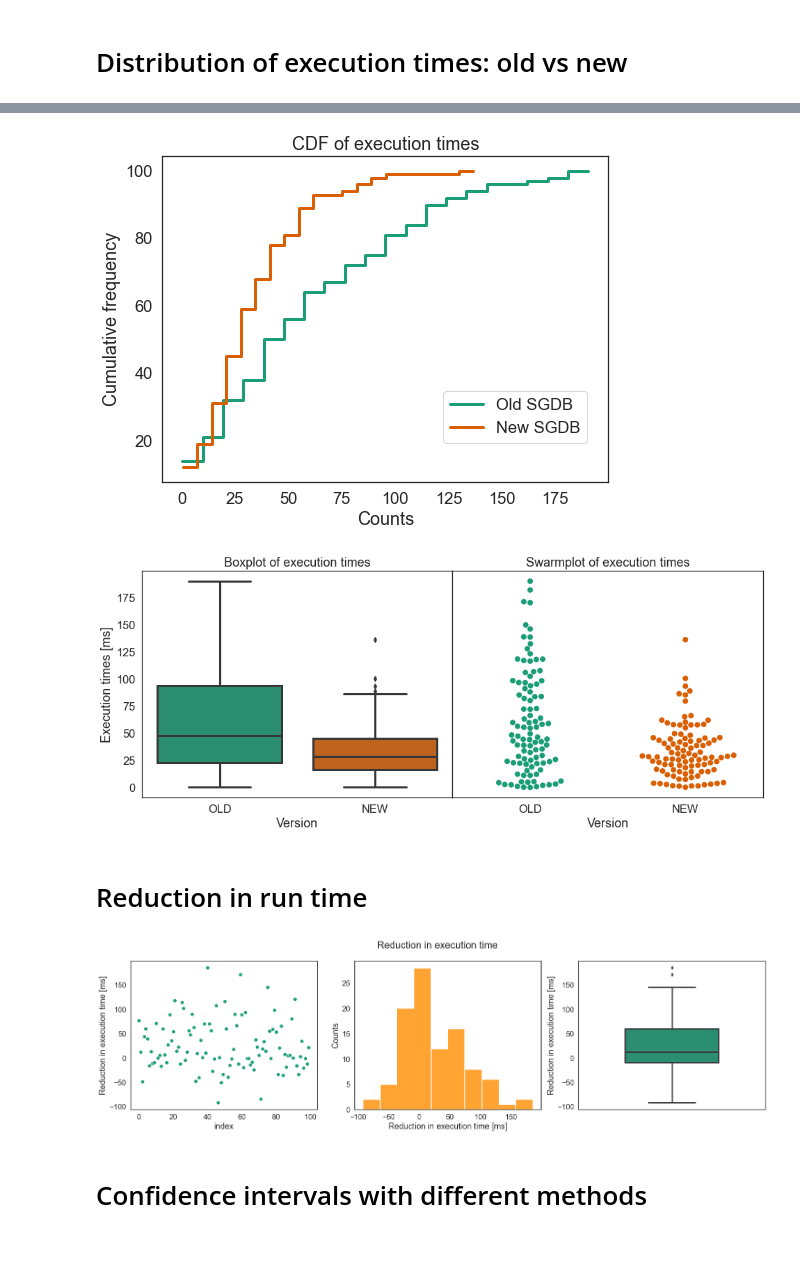
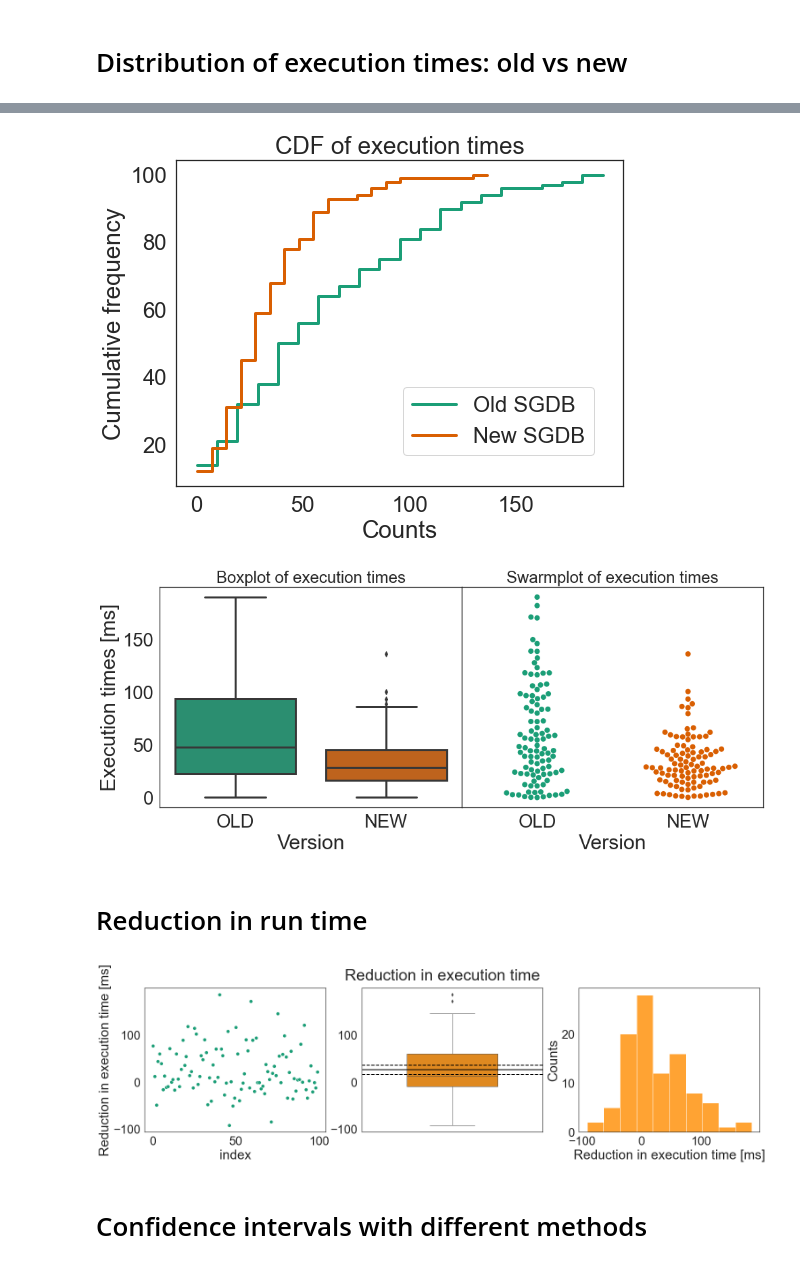
Before and after one commit to nicolezattarin/Network-Analysis-Simulation, a Jupyter notebook: homeworks/simulation_analysis/plots.ipynb, the cells around one changed output, grey strips where cells are left out. Saved outputs shown, nothing was run; the diff lists cells and outputs as text; code cells hidden in the pictures.

```diff
--- a/homeworks/simulation_analysis/plots.ipynb
+++ b/homeworks/simulation_analysis/plots.ipynb
@@ -9,7 +9,7 @@ extimes_old = np.loadtxt('data/figure 2.1/sgbdold.dat')
 extimes_new = np.loadtxt('data/figure 2.1/sgbdnew.dat')
 # %%
 fig,ax=plt.subplots(nrows=2, ncols=2, figsize=(13,12))
-sns.set_theme(style='white',palette='Dark2',font_scale=1.5)
+sns.set_theme(style='white',palette='Dark2',font_scale=2)
 ms=8
 ls=''
 g=sns.lineplot(x=np.arange(0,len(extimes_old)), y=extimes_old, marker='o',
@@ -21,6 +21,11 @@ sns.histplot(x=extimes_new, ax=ax[1,1], bins=10, color='darkorange', alpha=0.8)
 ax[0,0].set_title('Old SGDB')
 ax[0,1].set_title('New SGDB')
 ax[0,0].set_ylabel("execution times [ms]")
-ax[0,1].set_ylabel("execution times [ms]")
+ax[0,1].set_ylabel("")
+ax[0,0].set_xlabel("index")
+ax[0,1].set_xlabel("index")
+ax[1,0].set_xlabel("execution times [ms]")
+ax[1,1].set_xlabel("execution times [ms]")
+ax[1,1].set_ylabel("")
 fig.savefig('figs/extimes_distributions_vs_scatter.pdf', bbox_inches='tight')
 # %% [output]
@@ -28,6 +33,6 @@ fig.savefig('figs/extimes_distributions_vs_scatter.pdf', bbox_inches='tight')
 # %%
 fig,ax=plt.subplots(figsize=(8,6))
-sns.set_theme(style='white',palette='Dark2',font_scale=1.5)
+sns.set_theme(style='white',palette='Dark2',font_scale=2)
 ms=8
 ls=''
 g=sns.histplot(x=extimes_old, ax=ax, bins=20, cumulative=True, element="step",
@@ -41,7 +46,7 @@ ax.set_xlabel("Counts")
 ax.set_title("CDF of execution times")
 fig.savefig('figs/extimes_CDF.pdf', bbox_inches='tight')
 # %% [output]
-[figure, old version]
+[figure, new version]
 # %%
 import pandas as pd
 df = pd.DataFrame(extimes_old, columns=['execution times'])
@@ -51,7 +56,7 @@ df2 ['Version'] = 'NEW'
 df = df.append(df2)
 
 fig,ax=plt.subplots(ncols=2, figsize=(16,6))
-sns.set_theme(style='white',palette='Dark2',font_scale=1.5)
+sns.set_theme(style='white',palette='Dark2',font_scale=2)
 g=sns.boxplot(x='Version', y='execution times', data=df, linewidth=3, ax=ax[0])
 sns.swarmplot(x='Version', y='execution times', data=df, ax=ax[1], linewidth=0, size=8)
 ax[0].set_title('Boxplot of execution times')
@@ -63,6 +68,6 @@ ax[1].set_ylim(ax[0].get_ylim())
 fig.subplots_adjust(hspace=.0, wspace=0.)
 fig.savefig('figs/extimes_quantiles.pdf', bbox_inches='tight')
 # %% [output]
-[figure, old version]
+[figure, new version]
 # %% [markdown]
 # Reduction in run time
@@ -71,22 +74,34 @@ reduction = extimes_old-extimes_new
+# %%
+reduction = extimes_old-extimes_new
+mean = np.mean(reduction)
+median = np.median(reduction)
+CI_mean_amplitude = 1.96*np.std(reduction)/np.sqrt(len(reduction))
+p = 0.5
+j = np.floor()
 # %%
 fig,ax=plt.subplots(nrows=1, ncols=3, figsize=(25,6))
-sns.set_theme(style='white',palette='Dark2',font_scale=1.5)
+sns.set_theme(style='white',palette='Dark2',font_scale=2.5)
 ms=8
 ls=''
 sns.lineplot(x=np.arange(0,len(reduction)), y=reduction, marker='o',
                 markersize=ms, linestyle=ls, ax=ax[0])
-sns.histplot(x=reduction, ax=ax[1], bins=10, color='darkorange', alpha=0.8)
-sns.boxplot(y=reduction, linewidth=3, ax=ax[2])
+sns.histplot(x=reduction, ax=ax[2], bins=10, color='darkorange', alpha=0.8)
+sns.boxplot(y=reduction, linewidth=1, ax=ax[1], color='darkorange')
+ax[1].axhline(y=mean, color='black', linestyle='solid', lw=2)
+ax[1].axhline(y=mean+CI_mean_amplitude, color='black', linestyle='dashed', lw=2)
+ax[1].axhline(y=mean-CI_mean_amplitude, color='black', linestyle='dashed', lw=2)
+
+
 fig.suptitle('Reduction in execution time')
 ax[0].set_ylabel("Reduction in execution time [ms]")
-ax[1].set_ylabel("Counts")
-ax[2].set_ylabel("Reduction in execution time [ms]")
+ax[2].set_ylabel("Counts")
+ax[1].set_ylabel("")
 ax[0].set_xlabel("index")
-ax[1].set_xlabel("Reduction in execution time [ms]")
-ax[2].set_xlim(-0.8,0.8)
+ax[2].set_xlabel("Reduction in execution time [ms]")
+ax[1].set_xlim(-0.8,0.8)
 fig.savefig('figs/extimes_reduction.pdf', bbox_inches='tight')
 # %% [output]
-[figure, old version]
+[figure, new version]
 # %% [markdown]
 # Confidence intervals with different methods
 # %%
```
Also changed, not shown: parts of 3 cells of this notebook, 28 other files.
